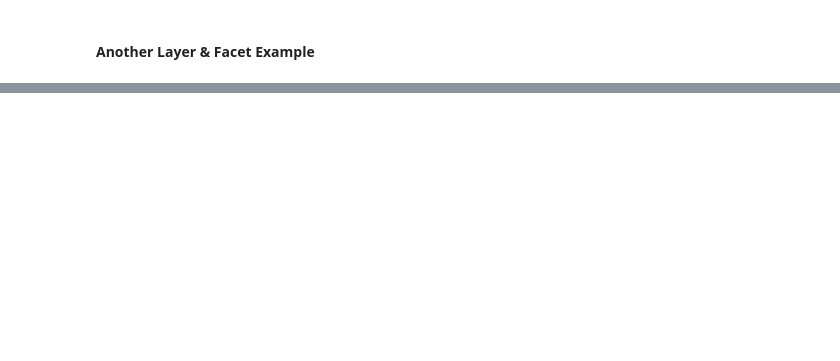
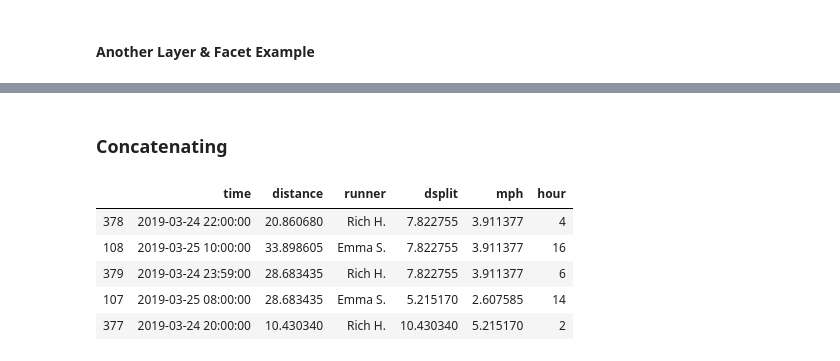
Before and after one commit to maxhumber/FSVA, a Jupyter notebook: notebooks/03-layering.ipynb, the cells around one changed output, grey strips where cells are left out. Drawn from its saved outputs; the diff is of its cells as text; code cells hidden in the pictures; blank space fills up the shorter version.

```diff
--- a/notebooks/03-layering.ipynb
+++ b/notebooks/03-layering.ipynb
@@ -239,0 +294,16 @@ chart
+# %% [markdown]
+### Concatenating
+# %%
+marathon = pd.read_csv('../data/marathon.csv')
+marathon['time'] = marathon['time'].apply(pd.to_datetime)
+# %%
+two = marathon[marathon['runner'].isin(['Emma S.', 'Rich H.'])]
+# %%
+two.sample(5)
+# %% [output]
+|  | time | distance | runner | dsplit | mph | hour |
+| 378 | 2019-03-24 22:00:00 | 20.860680 | Rich H. | 7.822755 | 3.911377 | 4 |
+| 108 | 2019-03-25 10:00:00 | 33.898605 | Emma S. | 7.822755 | 3.911377 | 16 |
+| 379 | 2019-03-24 23:59:00 | 28.683435 | Rich H. | 7.822755 | 3.911377 | 6 |
+| 107 | 2019-03-25 08:00:00 | 28.683435 | Emma S. | 5.215170 | 2.607585 | 14 |
+| 377 | 2019-03-24 20:00:00 | 10.430340 | Rich H. | 10.430340 | 5.215170 | 2 |
```
Also changed, not shown: parts of 23 cells of this notebook, 2 other files.
